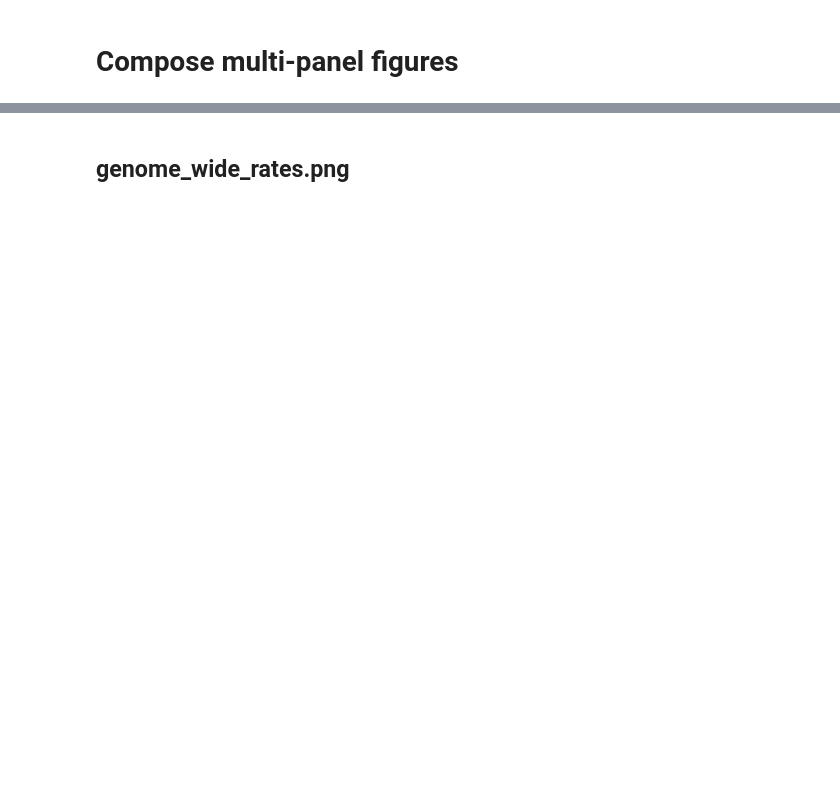
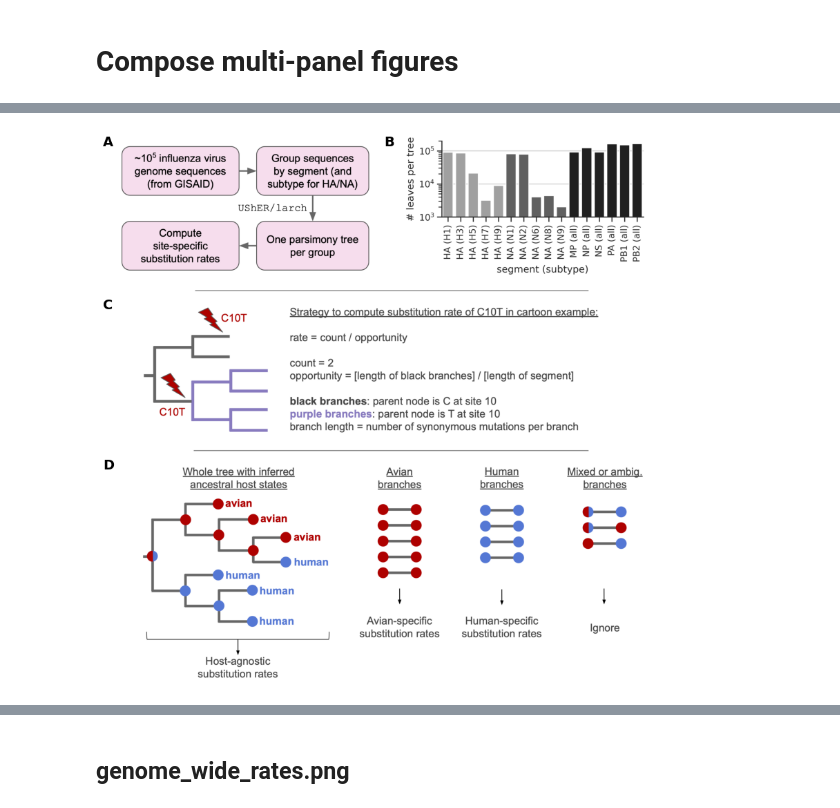
Before and after one commit to matsengrp/flu-mut-rates, a Jupyter notebook: notebooks/compose_figures.ipynb, the cells around one changed output, grey strips where cells are left out. Cells and saved outputs as stored; diff of their text form; code cells hidden in the pictures; blank space fills up the shorter version.

```diff
--- a/notebooks/compose_figures.ipynb
+++ b/notebooks/compose_figures.ipynb
@@ -8,0 +11,83 @@ from PIL import Image
+# %%
+# 3-panel summary figure.
+# Row 1: A (concept map) and B (leaves-per-tree bar chart) at matched
+# column widths. Row 2: tree_summary.png as a single image whose two
+# internal sections get C and D labels at the figure's far-left x
+# (aligned with A), each placed just below the corresponding internal
+# horizontal line in the source PNG.
+img_a = mpimg.imread("../results/figures/summary_concept_map.png")
+img_b = mpimg.imread("../../flu-usher/results/figures/leaves_per_tree.png")
+img_cd = mpimg.imread("../results/figures/tree_summary.png")
+
+ar_a = img_a.shape[0] / img_a.shape[1]
+ar_b = img_b.shape[0] / img_b.shape[1]
+ar_cd = img_cd.shape[0] / img_cd.shape[1]
+
+fig_width_in = 8
+left_pad_in = 0.3
+right_pad_in = 0.05
+top_pad_in = 0.05
+bottom_pad_in = 0.05
+row_gap_in = 0.125
+# Inter-column gap is roughly the width of a bold panel label so that
+# the gutter between A and B reads as a clear separator.
+col_gap_in = 0.45
+
+content_w_in = fig_width_in - left_pad_in - right_pad_in
+panel_w_ab = (content_w_in - col_gap_in) / 2
+a_h_in = panel_w_ab * ar_a
+b_h_in = panel_w_ab * ar_b
+row1_h_in = max(a_h_in, b_h_in)
+
+cd_w_in = content_w_in
+cd_h_in = cd_w_in * ar_cd
+
+fig_height_in = top_pad_in + row1_h_in + row_gap_in + cd_h_in + bottom_pad_in
+fig = plt.figure(figsize=(fig_width_in, fig_height_in))
+
+row1_top_y = 1 - top_pad_in / fig_height_in
+row1_bot_y = row1_top_y - row1_h_in / fig_height_in
+row2_top_y = row1_bot_y - row_gap_in / fig_height_in
+row2_bot_y = row2_top_y - cd_h_in / fig_height_in
+
+a_x0 = left_pad_in / fig_width_in
+b_x0 = (left_pad_in + panel_w_ab + col_gap_in) / fig_width_in
+
+# A and B vertically centered within row 1 (heights differ slightly).
+a_bot_y = row1_top_y - (row1_h_in + a_h_in) / 2 / fig_height_in
+b_bot_y = row1_top_y - (row1_h_in + b_h_in) / 2 / fig_height_in
+
+ax_a = fig.add_axes([a_x0, a_bot_y, panel_w_ab / fig_width_in, a_h_in / fig_height_in])
+ax_a.imshow(img_a)
+ax_a.axis("off")
+
+ax_b = fig.add_axes([b_x0, b_bot_y, panel_w_ab / fig_width_in, b_h_in / fig_height_in])
+ax_b.imshow(img_b)
+ax_b.axis("off")
+
+ax_cd = fig.add_axes([a_x0, row2_bot_y, cd_w_in / fig_width_in, cd_h_in / fig_height_in])
+ax_cd.imshow(img_cd)
+ax_cd.axis("off")
+
+label_kwargs = dict(fontsize=14, fontweight="bold", va="top", ha="left")
+label_x = 0.005
+
+fig.text(label_x, row1_top_y, "A", **label_kwargs)
+fig.text(b_x0 - 0.03, row1_top_y, "B", **label_kwargs)
+
+# Internal horizontal lines in tree_summary.png live at y_px = 38 and
+# y_px = 251 (image height = 540 px). Pad a few px below each line so
+# the label cap sits just below the rule rather than touching it.
+img_h_px = img_cd.shape[0]
+cd_h_frac = cd_h_in / fig_height_in
+label_pad_px = 4
+c_y = row2_top_y - (38 + label_pad_px) / img_h_px * cd_h_frac
+d_y = row2_top_y - (731 + label_pad_px) / img_h_px * cd_h_frac
+
+fig.text(label_x, c_y, "C", **label_kwargs)
+fig.text(label_x, d_y, "D", **label_kwargs)
+
+plt.savefig("../results/figures/summary.png", dpi=300, bbox_inches="tight")
+plt.show()
+# %% [output]
+[figure, added]
```
Also changed, not shown: parts of 6 cells of this notebook, 54 other files.
